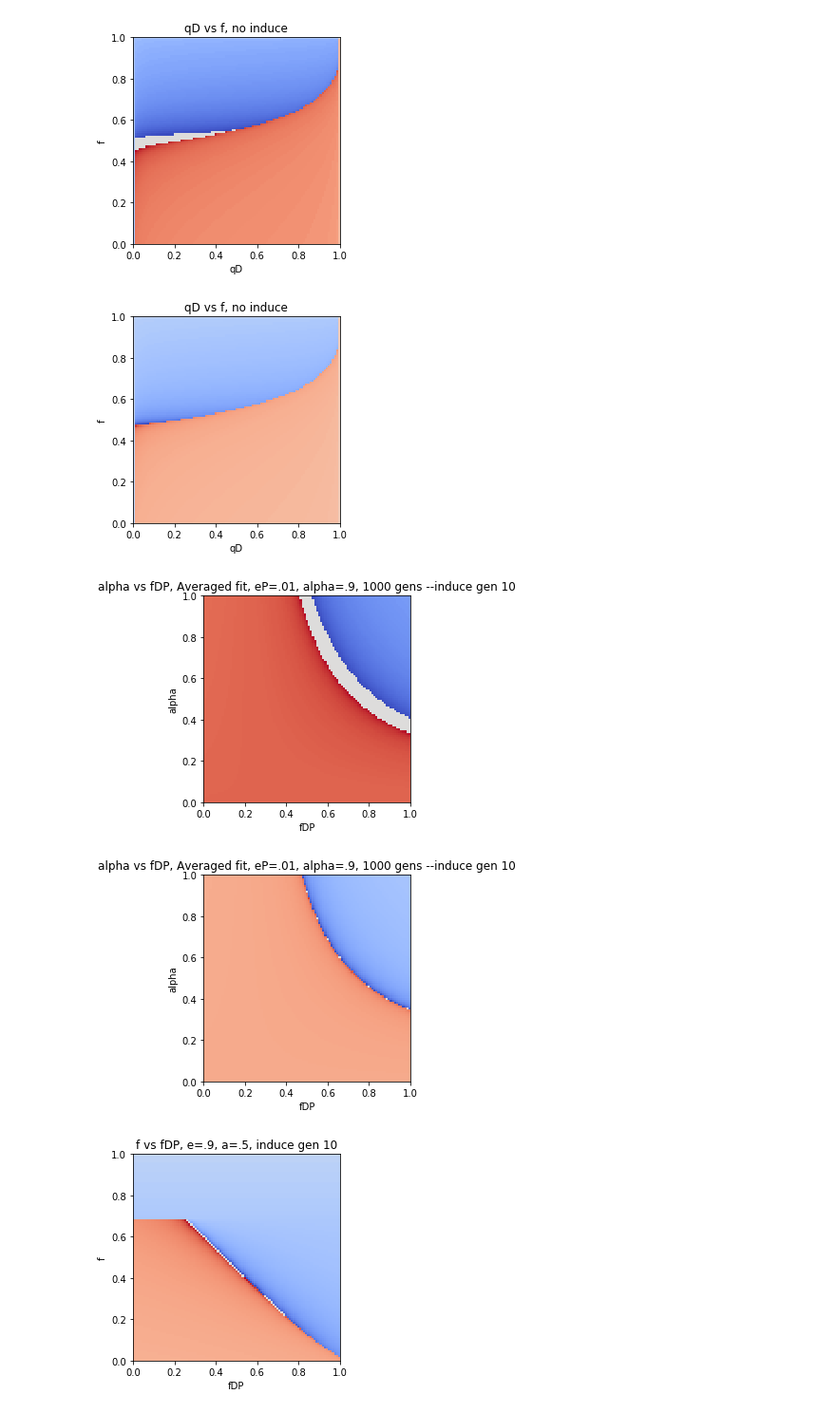
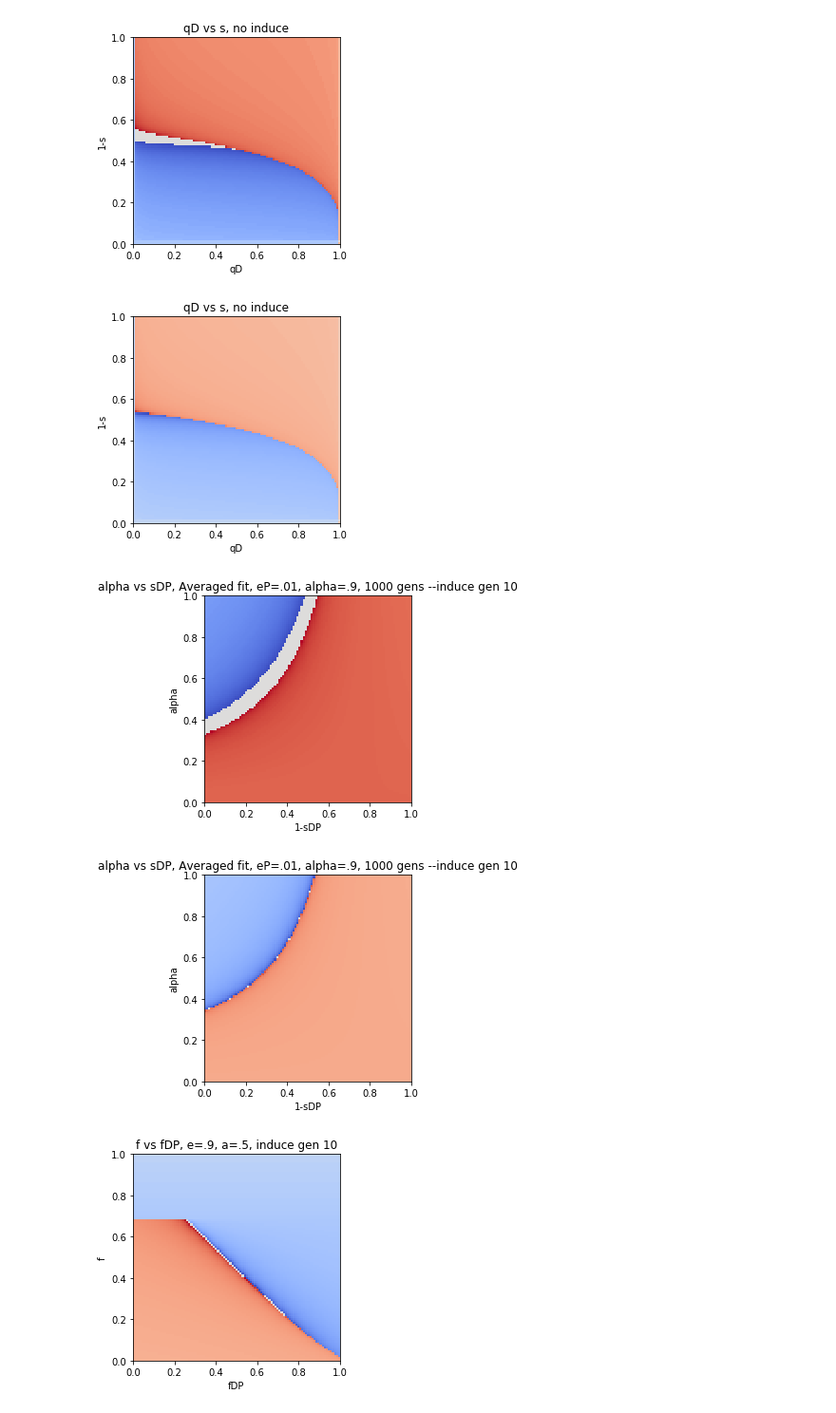
Before and after one commit to mgheffel/CRISPR-Gene-Drive-Population-Model, a Jupyter notebook: inducibleF.ipynb, the cells around one changed output. Shown: that part at 95% size. Drawn from its saved outputs; the diff is of its cells as text; code cells hidden in the pictures.

Commit message:
Now modelling 1-s and 1-sDP in base, iE, and iF

```diff
--- a/inducibleF.ipynb
+++ b/inducibleF.ipynb
@@ -246,40 +246,40 @@ e vs fD 1000 Gens
 # %%
 xVals=np.arange(0,1.01,.01)
-yVals=np.arange(0,1.01,.01)
-X,Y=np.meshgrid(xVals,yVals)
-Z=np.zeros((len(xVals),len(yVals)))
+sVals=np.arange(1.01,0,-.01)
+X,Y=np.meshgrid(xVals,sVals)
+Z=np.zeros((len(xVals),len(sVals)))
 #run 2D sim e vs f
 for xIndex in range(len(xVals)):
     #x is e
-    for yIndex in range(len(yVals)):
+    for sIndex in range(len(sVals)):
         #y is f
-        simData={'qW':(1-xVals[xIndex]),'qD':xVals[xIndex],'qH':0,'sW':0,'sD':yVals[yIndex],'e':.8,'sDP':.6,'a':0,'d':.5,'generations':100,'induceStart':10}
+        simData={'qW':(1-xVals[xIndex]),'qD':xVals[xIndex],'qH':0,'sW':0,'sD':sVals[sIndex],'e':.8,'sDP':.6,'a':0,'d':.5,'generations':100,'induceStart':10}
 
 
         takeover=run_simulation_iF(simData)
-        Z[yIndex,xIndex]=takeover
-model3D(X,Y,Z,'qD','f','qD vs f, no induce')
+        Z[sIndex,xIndex]=takeover
+model3D(X,Y,Z,'qD','1-s','qD vs s, no induce')
 
 xVals=np.arange(0,1.01,.01)
-yVals=np.arange(0,1.01,.01)
-X,Y=np.meshgrid(xVals,yVals)
-Z=np.zeros((len(xVals),len(yVals)))
+sVals=np.arange(1.01,0,-.01)
+X,Y=np.meshgrid(xVals,sVals)
+Z=np.zeros((len(xVals),len(sVals)))
 #run 2D sim e vs f
 for xIndex in range(len(xVals)):
     #x is e
-    for yIndex in range(len(yVals)):
+    for sIndex in range(len(sVals)):
         #y is f
-        simData={'qW':(1-xVals[xIndex]),'qD':xVals[xIndex],'qH':0,'sW':0,'sD':yVals[yIndex],'e':.8,'sDP':.6,'a':0,'d':.5,'generations':1000,'induceStart':10}
+        simData={'qW':(1-xVals[xIndex]),'qD':xVals[xIndex],'qH':0,'sW':0,'sD':sVals[sIndex],'e':.8,'sDP':.6,'a':0,'d':.5,'generations':1000,'induceStart':10}
 
 
         takeover=run_simulation_iF(simData)
-        Z[yIndex,xIndex]=takeover
-model3D(X,Y,Z,'qD','f','qD vs f, no induce')
+        Z[sIndex,xIndex]=takeover
+model3D(X,Y,Z,'qD','1-s','qD vs s, no induce')
 # %% [output]
-[figure, old version]
+[figure, new version]
-[figure, old version]
+[figure, new version]
 # %%
-xVals=np.arange(0,1.01,.01)
+xVals=np.arange(1.01,0,-.01)
 yVals=np.arange(0,1.01,.01)
 X,Y=np.meshgrid(xVals,yVals)
 Z=np.zeros((len(xVals),len(yVals)))
@@ -293,9 +293,9 @@ for xIndex in range(len(xVals)):
 
         takeover=run_simulation_iF(simData)
         Z[yIndex,xIndex]=takeover
-model3D(X,Y,Z,'fDP','alpha','alpha vs fDP, Averaged fit, eP=.01, alpha=.9, 1000 gens --induce gen 10')
+model3D(X,Y,Z,'1-sDP','alpha','alpha vs sDP, Averaged fit, eP=.01, alpha=.9, 1000 gens --induce gen 10')
 
-xVals=np.arange(0,1.01,.01)
+xVals=np.arange(1.01,0,-.01)
 yVals=np.arange(0,1.01,.01)
 X,Y=np.meshgrid(xVals,yVals)
 Z=np.zeros((len(xVals),len(yVals)))
@@ -309,10 +309,10 @@ for xIndex in range(len(xVals)):
 
         takeover=run_simulation_iF(simData)
         Z[yIndex,xIndex]=takeover
-model3D(X,Y,Z,'fDP','alpha','alpha vs fDP, Averaged fit, eP=.01, alpha=.9, 1000 gens --induce gen 10')
+model3D(X,Y,Z,'1-sDP','alpha','alpha vs sDP, Averaged fit, eP=.01, alpha=.9, 1000 gens --induce gen 10')
 # %% [output]
-[figure, old version]
+[figure, new version]
-[figure, old version]
+[figure, new version]
 # %%
 xVals=np.arange(0,1.01,.01)
 yVals=np.arange(0,1.01,.01)
```
Also changed, not shown: parts of 2 cells of this notebook, 2 other files.
